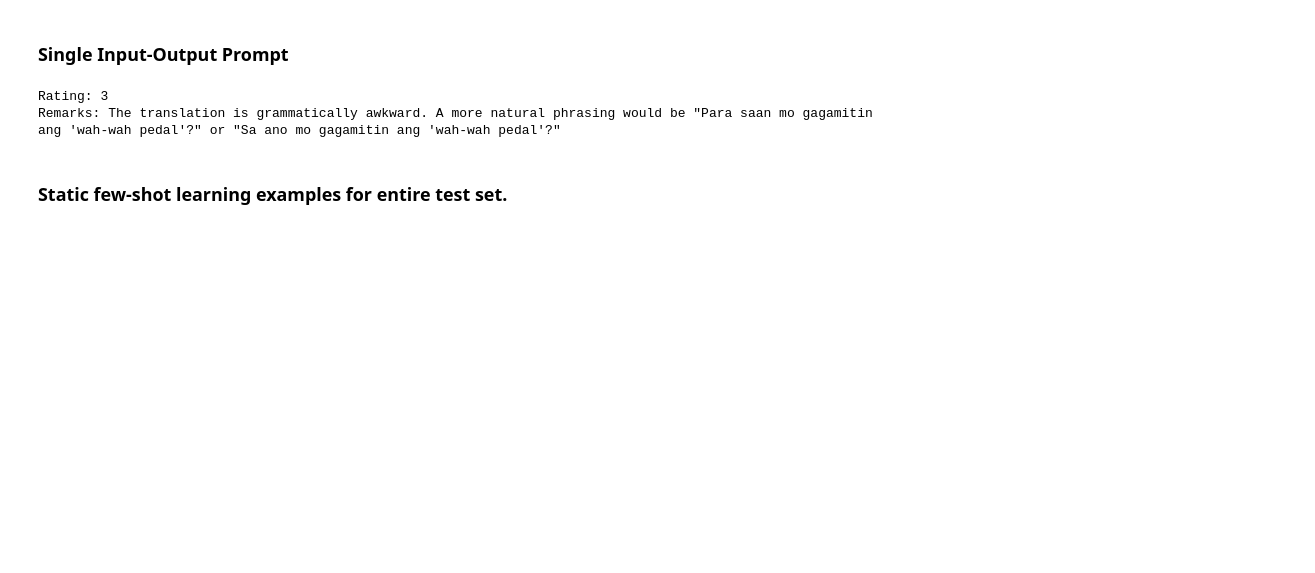
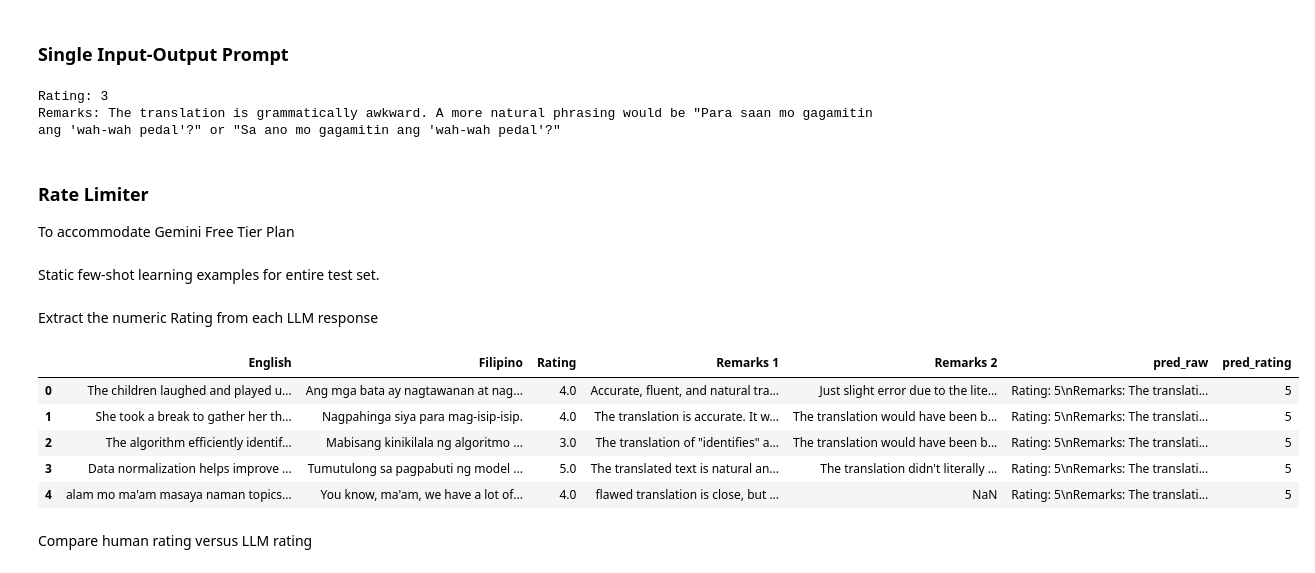
Before and after one commit to riki-11/csc420m-llm-as-judge, a Jupyter notebook: agentic-judge/agentic_judge.ipynb, the cells around one changed output. Cells and saved outputs as stored; diff of their text form; code cells hidden in the pictures; blank space fills up the shorter version.

Commit message:
feat: evaluated few shot prompt engineering on test set and created results folder.

```diff
--- a/agentic-judge/agentic_judge.ipynb
+++ b/agentic-judge/agentic_judge.ipynb
@@ -252,5 +256,53 @@ print(response.content)
 # %% [output]
 Rating: 3
 Remarks: The translation is grammatically awkward. A more natural phrasing would be "Para saan mo gagamitin ang 'wah-wah pedal'?" or "Sa ano mo gagamitin ang 'wah-wah pedal'?"
+# %% [markdown]
+### Rate Limiter
+To accommodate Gemini Free Tier Plan
+# %%
+rate_limiter = InMemoryRateLimiter(
+    requests_per_second=0.25,  # 1 request every 4 seconds
+    check_every_n_seconds=0.1,
+    max_bucket_size=1.0        # No piling up of surplus tokens
+)
+
+llm = ChatGoogleGenerativeAI(
+    model="gemini-2.0-flash",
+    temperature=0,
+    max_tokens=None,
+    timeout=None,
+    max_retries=2,
+    rate_limiter=rate_limiter
+)
 # %% [markdown]
-### Static few-shot learning examples for entire test set.
+Static few-shot learning examples for entire test set.
+# %%
+def evaluate_rating(llm_func, prompt_obj, english: str, filipino: str) -> str:
+    messages = prompt_obj.format_messages(english=english, filipino=filipino)
+    resp = llm_func.invoke(messages)
+    return resp.content
+
+test_df['pred_raw'] = test_df.apply(
+    lambda r: evaluate_rating(llm, final_prompt, r['English'], r['Filipino']),
+    axis=1,
+)
+# %% [markdown]
+Extract the numeric Rating from each LLM response
+# %%
+def parse_rating(text):
+    m = re.search(r"Rating:\s*([1-5])", text)
+    return int(m.group(1)) if m else None
+
+test_df['pred_rating'] = test_df['pred_raw'].apply(parse_rating)
+
+test_df.to_csv("../results/few_shot_ratings.csv", index=False)
+test_df.head()
+# %% [output]
+|  | English | Filipino | Rating | Remarks 1 | Remarks 2 | pred_raw | pred_rating |
+| 0 | The children laughed and played u... | Ang mga bata ay nagtawanan at nag... | 4.0 | Accurate, fluent, and natural tra... | Just slight error due to the lite... | Rating: 5\nRemarks: The translati... | 5 |
+| 1 | She took a break to gather her th... | Nagpahinga siya para mag-isip-isip. | 4.0 | The translation is accurate. It w... | The translation would have been b... | Rating: 5\nRemarks: The translati... | 5 |
+| 2 | The algorithm efficiently identif... | Mabisang kinikilala ng algoritmo ... | 3.0 | The translation of "identifies" a... | The translation would have been b... | Rating: 5\nRemarks: The translati... | 5 |
+| 3 | Data normalization helps improve ... | Tumutulong sa pagpabuti ng model ... | 5.0 | The translated text is natural an... | The translation didn't literally ... | Rating: 5\nRemarks: The translati... | 5 |
+| 4 | alam mo ma'am masaya naman topics... | You know, ma'am, we have a lot of... | 4.0 | flawed translation is close, but ... | NaN | Rating: 5\nRemarks: The translati... | 5 |
+# %% [markdown]
+Compare human rating versus LLM rating
```
Also changed, not shown: parts of 3 cells of this notebook, 1 other file.
